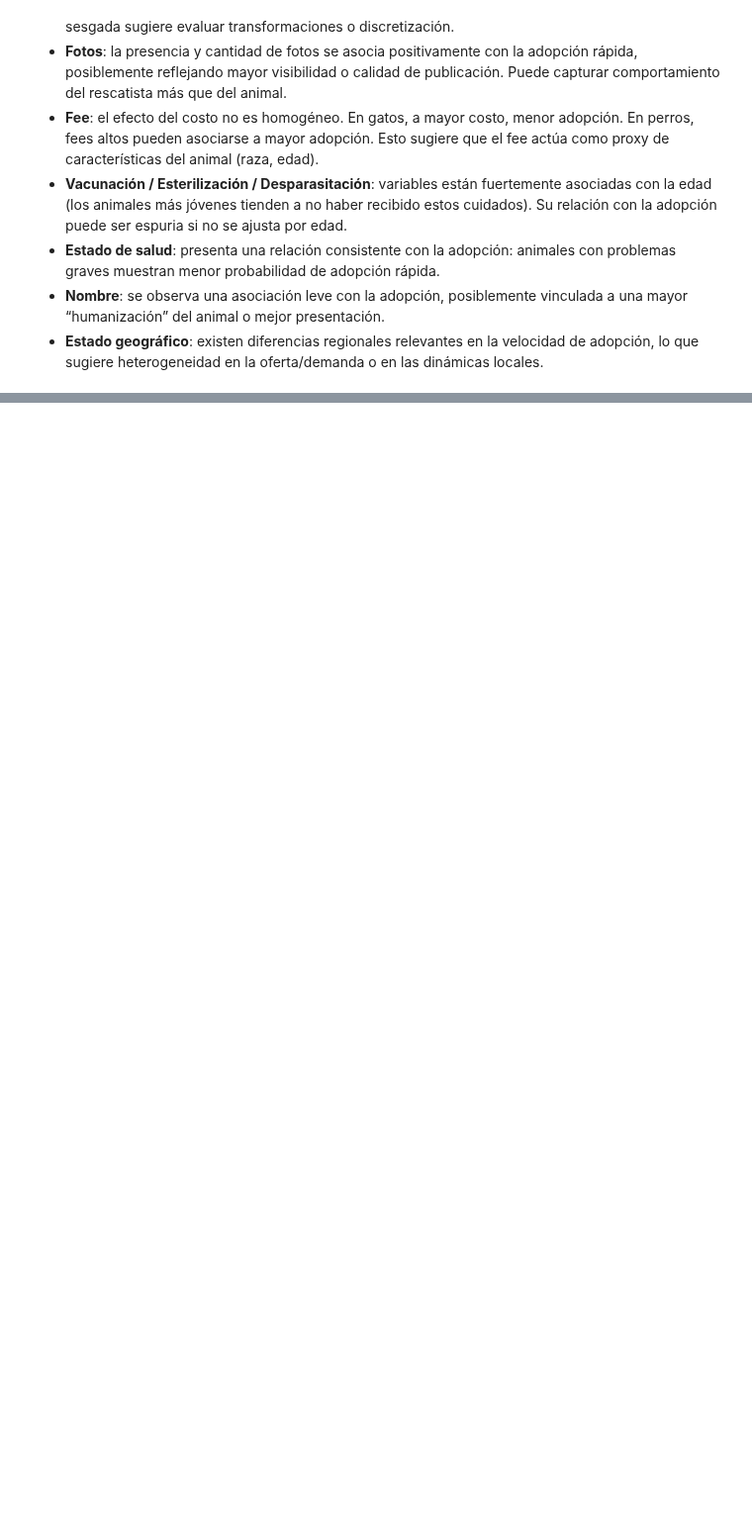
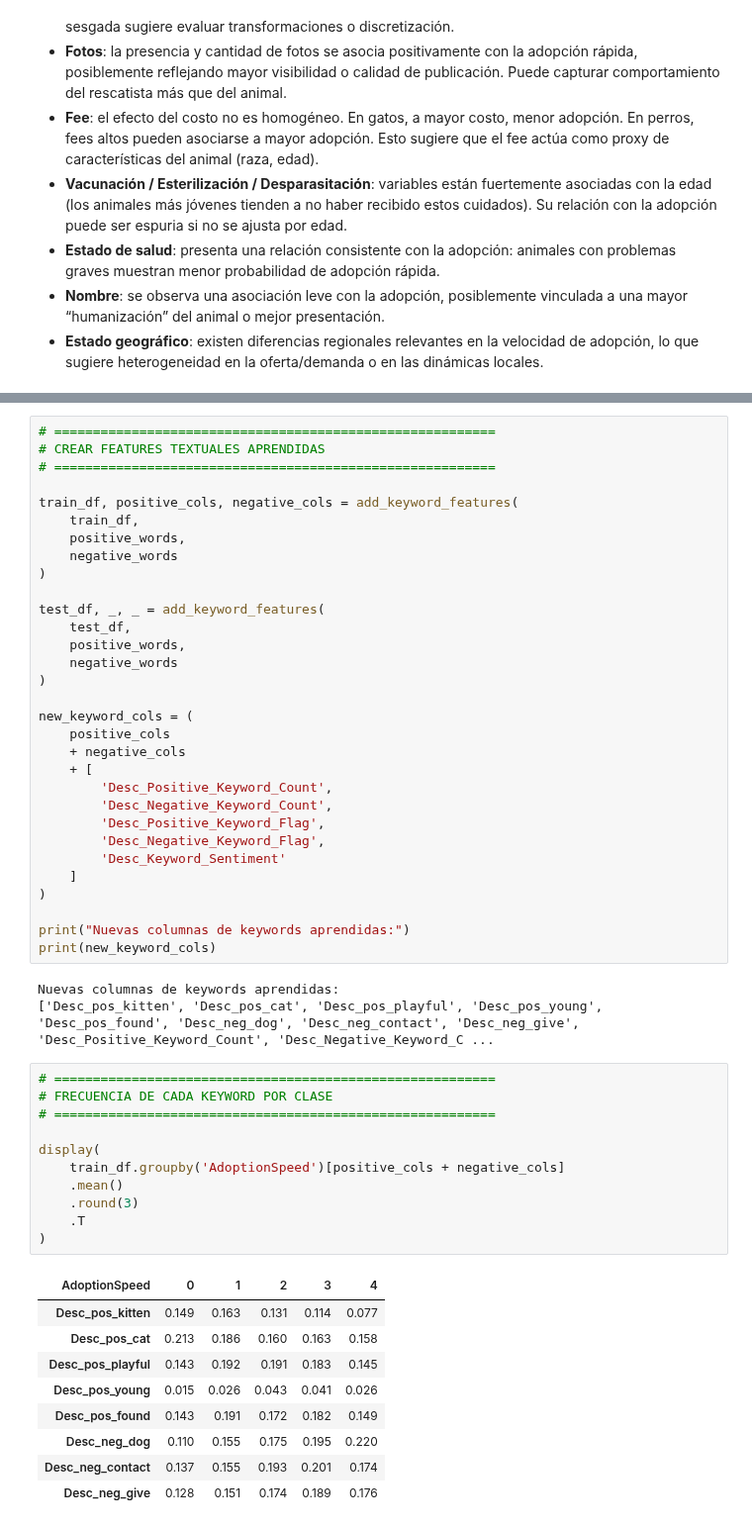
Before and after one commit to patriciasandagorda/UA_MDM_Labo2_Grupo2, a Jupyter notebook: EDA/04_EDA_PetFinder.ipynb, the cells around one changed output, grey strips where cells are left out. Shown at 99% size. Drawn from its saved outputs; the diff is of its cells as text; blank space fills up the shorter version.

```diff
--- a/EDA/04_EDA_PetFinder.ipynb
+++ b/EDA/04_EDA_PetFinder.ipynb
@@ -2015,0 +1980,55 @@ Reporte de clasificación:
+# %%
+# =========================================================
+# CREAR FEATURES TEXTUALES APRENDIDAS
+# =========================================================
+
+train_df, positive_cols, negative_cols = add_keyword_features(
+    train_df,
+    positive_words,
+    negative_words
+)
+
+test_df, _, _ = add_keyword_features(
+    test_df,
+    positive_words,
+    negative_words
+)
+
+new_keyword_cols = (
+    positive_cols
+    + negative_cols
+    + [
+        'Desc_Positive_Keyword_Count',
+        'Desc_Negative_Keyword_Count',
+        'Desc_Positive_Keyword_Flag',
+        'Desc_Negative_Keyword_Flag',
+        'Desc_Keyword_Sentiment'
+    ]
+)
+
+print("Nuevas columnas de keywords aprendidas:")
+print(new_keyword_cols)
+# %% [output]
+Nuevas columnas de keywords aprendidas:
+['Desc_pos_kitten', 'Desc_pos_cat', 'Desc_pos_playful', 'Desc_pos_young', 'Desc_pos_found', 'Desc_neg_dog', 'Desc_neg_contact', 'Desc_neg_give', 'Desc_Positive_Keyword_Count', 'Desc_Negative_Keyword_C ...
+# %%
+# =========================================================
+# FRECUENCIA DE CADA KEYWORD POR CLASE
+# =========================================================
+
+display(
+    train_df.groupby('AdoptionSpeed')[positive_cols + negative_cols]
+    .mean()
+    .round(3)
+    .T
+)
+# %% [output]
+| AdoptionSpeed | 0 | 1 | 2 | 3 | 4 |
+| Desc_pos_kitten | 0.149 | 0.163 | 0.131 | 0.114 | 0.077 |
+| Desc_pos_cat | 0.213 | 0.186 | 0.160 | 0.163 | 0.158 |
+| Desc_pos_playful | 0.143 | 0.192 | 0.191 | 0.183 | 0.145 |
+| Desc_pos_young | 0.015 | 0.026 | 0.043 | 0.041 | 0.026 |
+| Desc_pos_found | 0.143 | 0.191 | 0.172 | 0.182 | 0.149 |
+| Desc_neg_dog | 0.110 | 0.155 | 0.175 | 0.195 | 0.220 |
+| Desc_neg_contact | 0.137 | 0.155 | 0.193 | 0.201 | 0.174 |
+| Desc_neg_give | 0.128 | 0.151 | 0.174 | 0.189 | 0.176 |
```
Also changed, not shown: parts of 25 cells of this notebook, 1 other file.
